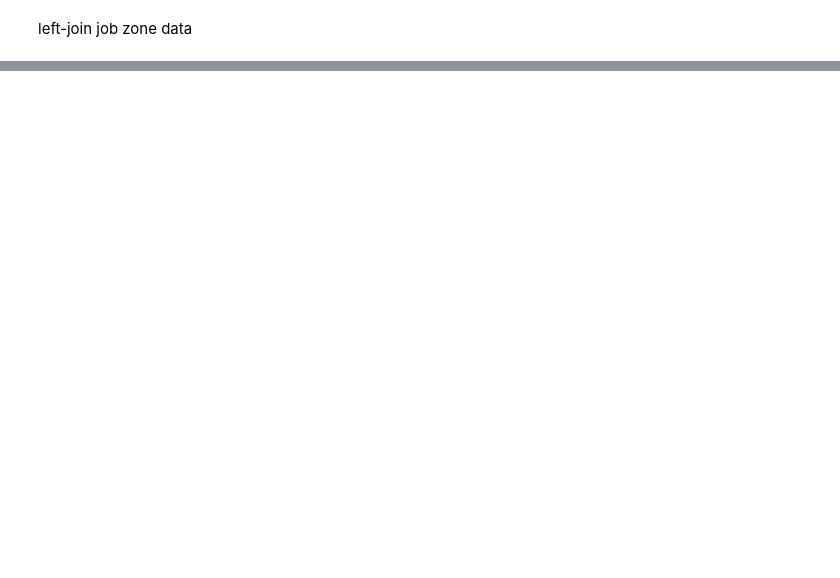
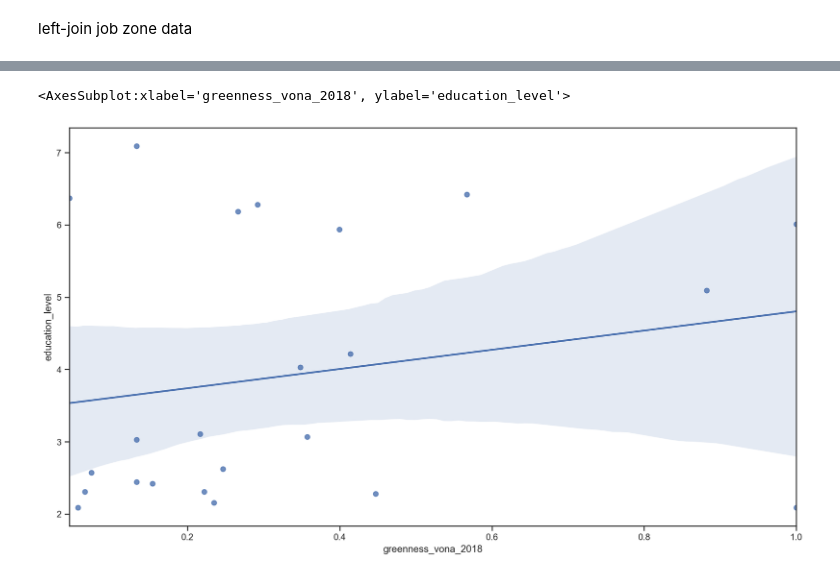
Before and after one commit to derpyninja/rejet, a Jupyter notebook: notebooks/04-fz-merge-metadata-to-esco-crosswalk.ipynb, the cells around one changed output, grey strips where cells are left out. Drawn from its saved outputs; the diff is of its cells as text; code cells hidden in the pictures; blank space fills up the shorter version.

```diff
--- a/notebooks/04-fz-merge-metadata-to-esco-crosswalk.ipynb
+++ b/notebooks/04-fz-merge-metadata-to-esco-crosswalk.ipynb
@@ -274 +323,21 @@ df_merged_4
+# %%
+df_merged_5 = pd.merge(
+    left=df_merged_4,
+    right=df_ilo["energy_sustainability"].add_suffix('_ilo_2030_es'),
+    left_on="isco_level_2",
+    right_on="isco_code_ilo_2030_es",
+    how="left"
+).drop(
+    columns=["isco_code_ilo_2030_es", "isco_occupation_ilo_2030_es"]
+).rename(columns={"skill_level_ilo_2030_es": "skill_level_ilo"})
+# %%
+df_merged_6 = pd.merge(
+    left=df_merged_5,
+    right=df_ilo["circular_economy"].add_suffix('_ilo_2030_ce'),
+    left_on="isco_level_2",
+    right_on="isco_code_ilo_2030_ce",
+    how="left"
+).drop(
+    columns=["isco_code_ilo_2030_ce", "isco_occupation_ilo_2030_ce", "skill_level_ilo_2030_ce"]
+)
 # %%
@@ -277,0 +365,3 @@ df_merged_3.to_csv(
+# %%
+df = df_merged_6.copy()
+df.greenness_vona_2018.isna().value_counts()
@@ -277,0 +377,9 @@ df_merged_3.to_csv(
+# %%
+# reduce to isco 2-digit means
+cols = ['isco_level_2', 'greenness_vona_2018', 'total_paid_hours',
+       'annual_earnings', 'employment_share', 'employment_count', 'job_zone',
+       'education_level', 'related_work_experience', 'on_the_job_training',
+        'net_change_ilo_2030_es', 'net_change_ilo_2030_ce']
+
+metadata_isco_02 = df[cols].groupby("isco_level_2").mean()  #.sort_values("greenness_vona_2018")
+metadata_isco_02
@@ -277,0 +405,10 @@ df_merged_3.to_csv(
+# %%
+sns.regplot(
+    x="greenness_vona_2018",
+    y="education_level",
+    robust=False,
+    data=metadata_isco_02
+)
+# %% [output]
+<AxesSubplot:xlabel='greenness_vona_2018', ylabel='education_level'>
+[figure, added]
```
Also changed, not shown: parts of 24 cells of this notebook, 1 other file.
